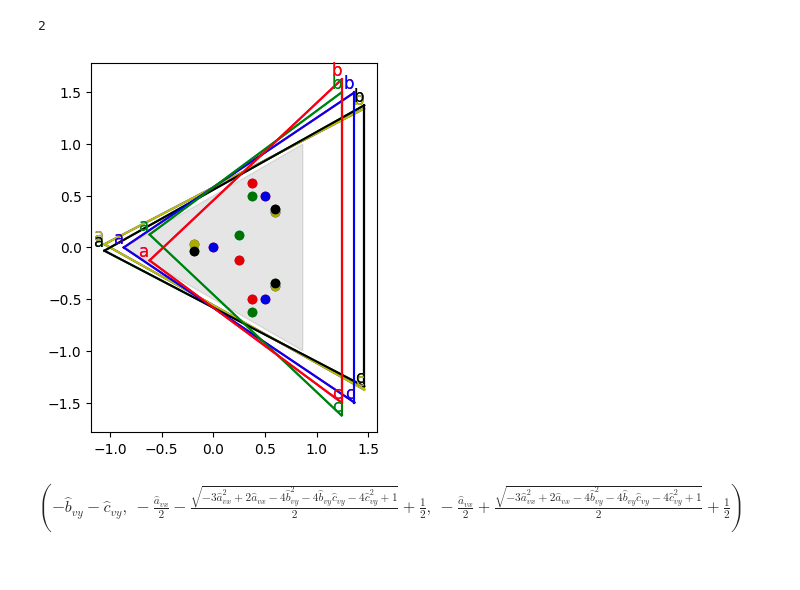
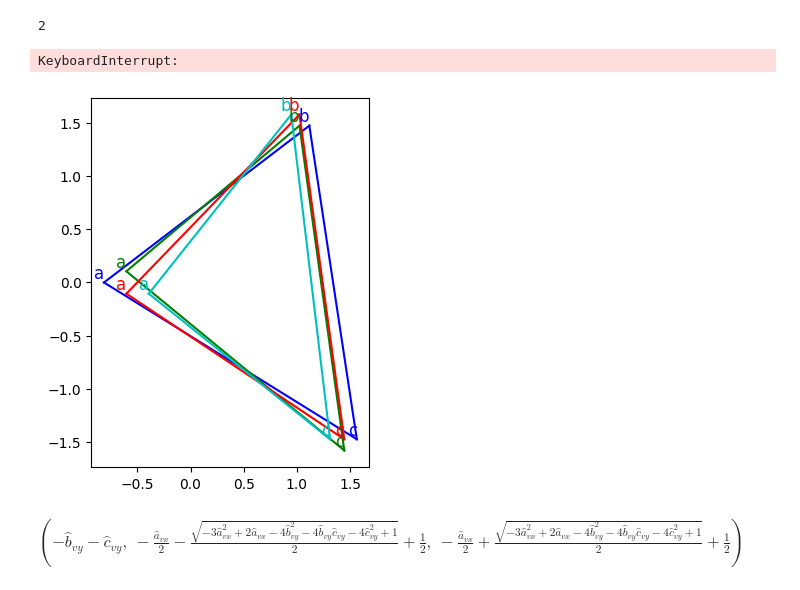
Before and after one commit to CarlKCarlK/perfect-physics, a Jupyter notebook: part_5_pydata.ipynb, the cells around one changed output. Drawn from its saved outputs; the diff is of its cells as text; code cells hidden in the pictures.

```diff
--- a/part_5_pydata.ipynb
+++ b/part_5_pydata.ipynb
@@ -410,7 +410,7 @@ len(minipool)
 import numpy as np
 import matplotlib.pyplot as plt
 
-inc = 65
+inc = 20
 color_list = ['b', 'g', 'r', 'c', 'm', 'y', 'k']
 ax0,ay0 = -np.sqrt(3)/2,0
 bx0,by0 = np.sqrt(3)/2,1
@@ -437,38 +437,39 @@ for mini in minipool:
                     continue
 
                 a_tan = np.arctan2(float(ay), float(ax)) * 180 / np.pi % 360
-                if 30 < a_tan < 180-30 or 180+30 < a_tan < 360-30:
+                if 30 < a_tan <= 180-30 or 180+30 <= a_tan <= 360-30:
                     continue
                 b_tan = np.arctan2(float(by), float(bx)) * 180 / np.pi % 360
-                if not (30 < b_tan < 180):
+                if not (30 <= b_tan <= 180):
                     continue
                 c_tan = np.arctan2(float(cy), float(cx)) * 180 / np.pi % 360
-                if not (270 < c_tan < 360-30):
+                if not (270 <= c_tan <= 360-30):
                     continue
                 # print(f"ax={ax:.4f}, ay={ay:.4f}, a_tan={a_tan:.2f}, bx={bx:.4f}, by={by:.4f}, b_tan={b_tan:.2f}, cx={cx:.4f}, cy={cy:.4f}, c_tan={c_tan:.2f}, color={color_list[color_index]}")
 
                 ax1, ay1 = ax0 + ax, ay0 + ay
                 bx1, by1 = bx0 + bx, by0 + by
                 cx1, cy1 = cx0 + cx, cy0 + cy
 
                 score = np.abs(bx1-cx1)
                 if score > best:
                     continue
                 best = score
 
                 plt.plot([ax1, bx1], [ay1, by1], c= color_list[color_index])
                 plt.plot([ax1, cx1], [ay1, cy1], c= color_list[color_index])
                 plt.plot([bx1, cx1], [by1, cy1], c= color_list[color_index])
                 # plt.scatter([ax, bx, cx], [ay, by, cy], c= color_list[color_index])
                 plt.text(ax1, ay1, "a", fontsize=12, color=color_list[color_index], ha='right', va='bottom')
                 plt.text(bx1, by1, "b", fontsize=12, color=color_list[color_index], ha='right', va='bottom')
                 plt.text(cx1, cy1, "c", fontsize=12, color=color_list[color_index], ha='right', va='bottom')
 
                 color_index = (color_index + 1) % len(color_list)
 plt.fill([ax0, bx0, cx0, ax0], [ay0, by0, cy0, ay0], color='k', alpha=0.1)
 plt.show()
 # %% [output]
+KeyboardInterrupt:
-[figure, old version]
+[figure, new version]
 # %%
 list(minipool)[0]
 # %% [output]
```
Also changed, not shown: parts of 1 cell of this notebook.
